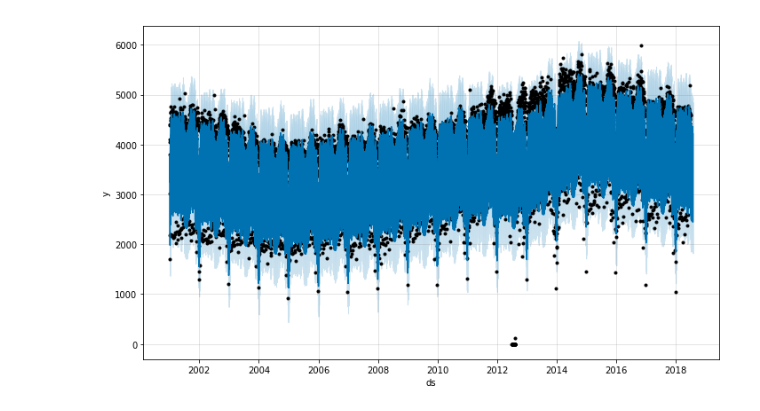
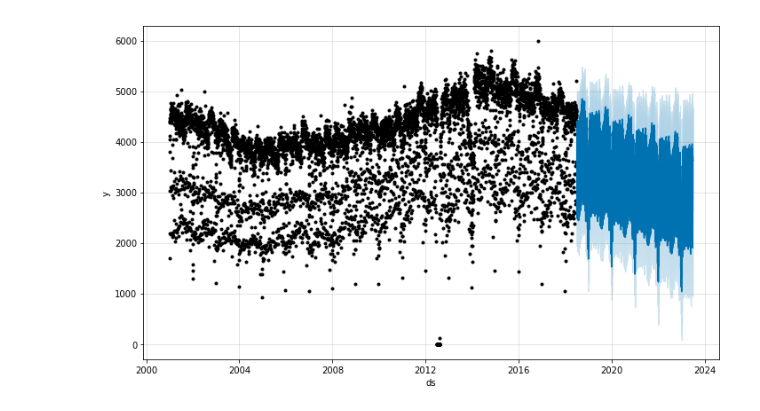
Before and after one commit to donnajobridge/cta, a Jupyter notebook: morse_ts.ipynb, the cells around one changed output. Saved outputs shown, nothing was run; the diff lists cells and outputs as text; code cells hidden in the pictures.

```diff
--- a/morse_ts.ipynb
+++ b/morse_ts.ipynb
@@ -46,5 +41,8 @@ morse_prophet = morse_df.reset_index().rename(columns={'datetime':'ds', 'rides':
+# %%
+final_real_date = df.iloc[-1].ds
 # %%
 m = Prophet()
-m.fit(morse_prophet)
+m.fit(df)
+future = m.make_future_dataframe(periods=years_in_future_5)
 # %% [output]
 INFO:fbprophet:Disabling daily seasonality. Run prophet with daily_seasonality=True to override this.
@@ -52,3 +48,0 @@ INFO:fbprophet:Disabling daily seasonality. Run prophet with daily_seasonality=T
-# %%
-future = m.make_future_dataframe(periods=31)
-future.tail()
@@ -71,0 +71,3 @@ forecast[['ds', 'yhat', 'yhat_lower', 'yhat_upper']].tail()
+# %%
+forecast_data = forecast[forecast['ds']>final_real_date][['ds', 'yhat']].reset_index(
+    drop=True)
@@ -72,4 +96,4 @@ forecast[['ds', 'yhat', 'yhat_lower', 'yhat_upper']].tail()
 # %%
-fig1 = m.plot(forecast)
+fig1 = m.plot(forecast_data)
 # %% [output]
-[figure, old version]
+[figure, new version]
```
Also changed, not shown: parts of 27 cells of this notebook, 16 other files.
